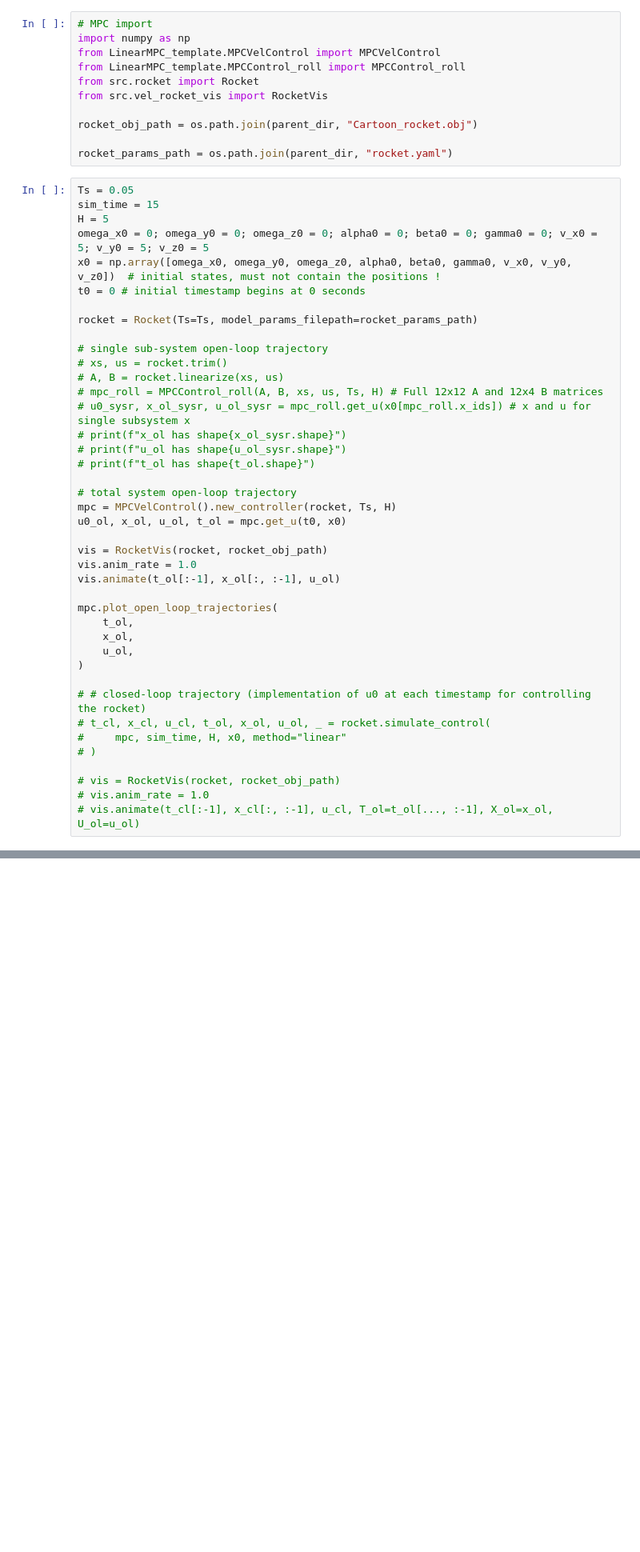
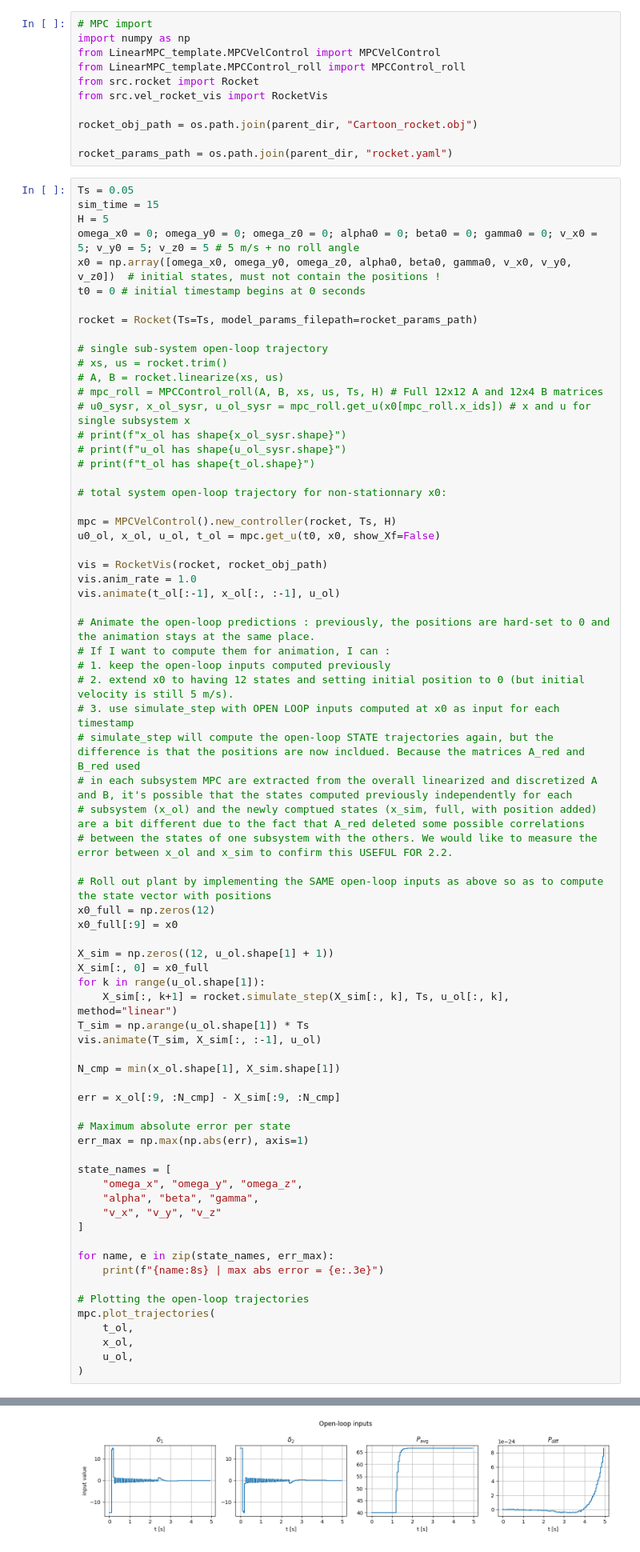
Before and after one commit to VincentEllenrieder/MPC-project-groupBS, a Jupyter notebook: project/Deliverable_3_1/Deliverable_3_1.ipynb, the cells around one changed output, grey strips where cells are left out. Shown: that part at 80% size. Cells and saved outputs as stored; diff of their text form; blank space fills up the shorter version.

Commit message:
3.1 Velocity MPC version 2, looks good

```diff
--- a/project/Deliverable_3_1/Deliverable_3_1.ipynb
+++ b/project/Deliverable_3_1/Deliverable_3_1.ipynb
@@ -26,7 +29,7 @@ rocket_params_path = os.path.join(parent_dir, "rocket.yaml")
 Ts = 0.05
 sim_time = 15
 H = 5
-omega_x0 = 0; omega_y0 = 0; omega_z0 = 0; alpha0 = 0; beta0 = 0; gamma0 = 0; v_x0 = 5; v_y0 = 5; v_z0 = 5
+omega_x0 = 0; omega_y0 = 0; omega_z0 = 0; alpha0 = 0; beta0 = 0; gamma0 = 0; v_x0 = 5; v_y0 = 5; v_z0 = 5 # 5 m/s + no roll angle
 x0 = np.array([omega_x0, omega_y0, omega_z0, alpha0, beta0, gamma0, v_x0, v_y0, v_z0])  # initial states, must not contain the positions !
 t0 = 0 # initial timestamp begins at 0 seconds
 
@@ -41,26 +44,56 @@ rocket = Rocket(Ts=Ts, model_params_filepath=rocket_params_path)
 # print(f"u_ol has shape{u_ol_sysr.shape}")
 # print(f"t_ol has shape{t_ol.shape}")
 
-# total system open-loop trajectory
+# total system open-loop trajectory for non-stationnary x0:
+
 mpc = MPCVelControl().new_controller(rocket, Ts, H)
-u0_ol, x_ol, u_ol, t_ol = mpc.get_u(t0, x0)
+u0_ol, x_ol, u_ol, t_ol = mpc.get_u(t0, x0, show_Xf=False)
 
 vis = RocketVis(rocket, rocket_obj_path)
 vis.anim_rate = 1.0
 vis.animate(t_ol[:-1], x_ol[:, :-1], u_ol)
 
-mpc.plot_open_loop_trajectories(
+# Animate the open-loop predictions : previously, the positions are hard-set to 0 and the animation stays at the same place.
+# If I want to compute them for animation, I can :
+# 1. keep the open-loop inputs computed previously
+# 2. extend x0 to having 12 states and setting initial position to 0 (but initial velocity is still 5 m/s).
+# 3. use simulate_step with OPEN LOOP inputs computed at x0 as input for each timestamp
+# simulate_step will compute the open-loop STATE trajectories again, but the difference is that the positions are now incldued. Because the matrices A_red and B_red used
+# in each subsystem MPC are extracted from the overall linearized and discretized A and B, it's possible that the states computed previously independently for each
+# subsystem (x_ol) and the newly comptued states (x_sim, full, with position added) are a bit different due to the fact that A_red deleted some possible correlations
+# between the states of one subsystem with the others. We would like to measure the error between x_ol and x_sim to confirm this USEFUL FOR 2.2.
+
+# Roll out plant by implementing the SAME open-loop inputs as above so as to compute the state vector with positions
+x0_full = np.zeros(12)
+x0_full[:9] = x0
+
+X_sim = np.zeros((12, u_ol.shape[1] + 1))
+X_sim[:, 0] = x0_full
+for k in range(u_ol.shape[1]):
+    X_sim[:, k+1] = rocket.simulate_step(X_sim[:, k], Ts, u_ol[:, k], method="linear")
+T_sim = np.arange(u_ol.shape[1]) * Ts
+vis.animate(T_sim, X_sim[:, :-1], u_ol)
+
+N_cmp = min(x_ol.shape[1], X_sim.shape[1])
+
+err = x_ol[:9, :N_cmp] - X_sim[:9, :N_cmp]
+
+# Maximum absolute error per state
+err_max = np.max(np.abs(err), axis=1)
+
+state_names = [
+    "omega_x", "omega_y", "omega_z",
+    "alpha", "beta", "gamma",
+    "v_x", "v_y", "v_z"
+]
+
+for name, e in zip(state_names, err_max):
+    print(f"{name:8s} | max abs error = {e:.3e}")
+
+# Plotting the open-loop trajectories
+mpc.plot_trajectories(
     t_ol,
     x_ol,
     u_ol,
 )
-
-# # closed-loop trajectory (implementation of u0 at each timestamp for controlling the rocket)
-# t_cl, x_cl, u_cl, t_ol, x_ol, u_ol, _ = rocket.simulate_control(
-#     mpc, sim_time, H, x0, method="linear"
-# )
-
-# vis = RocketVis(rocket, rocket_obj_path)
-# vis.anim_rate = 1.0
-# vis.animate(t_cl[:-1], x_cl[:, :-1], u_cl, T_ol=t_ol[..., :-1], X_ol=x_ol, U_ol=u_ol)
 # %% [output]
@@ -85,0 +128 @@ ValueError: not enough values to unpack (expected 2, got 1)
+[figure, added]
```
Also changed, not shown: parts of 6 cells of this notebook, 6 other files.
